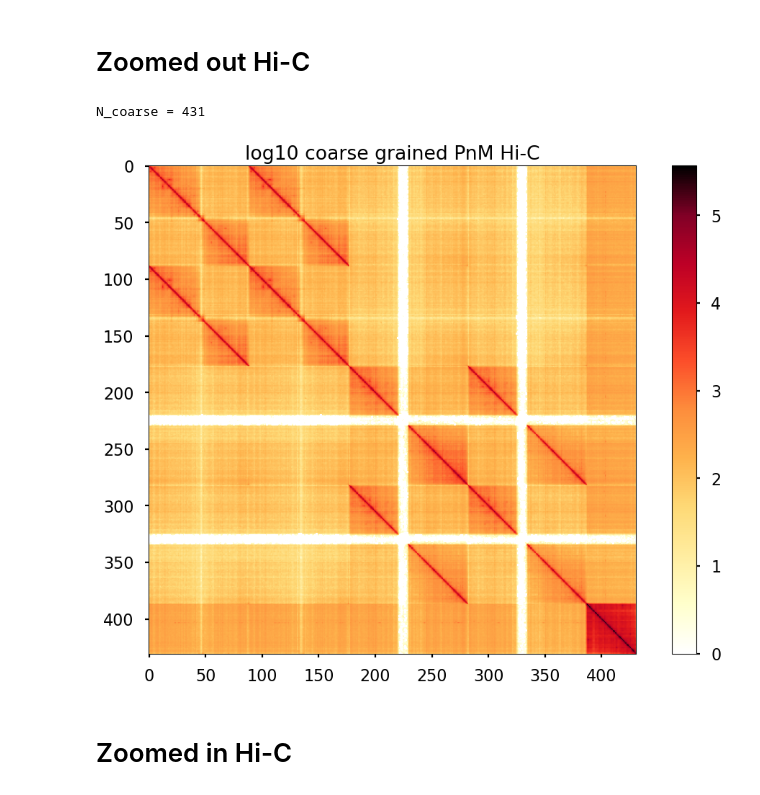
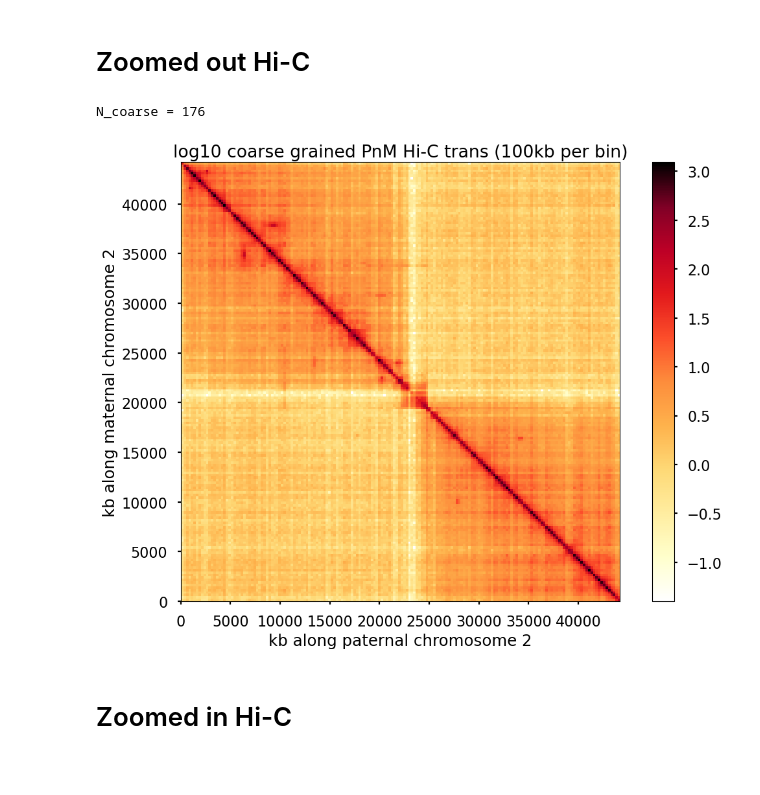
Before and after one commit to DiPierroLab/Douglas, a Jupyter notebook: 4_Hi-C/experimental_Hi-C_figure_1.ipynb, the cells around one changed output. Saved outputs shown, nothing was run; the diff lists cells and outputs as text; code cells hidden in the pictures.

```diff
--- a/4_Hi-C/experimental_Hi-C_figure_1.ipynb
+++ b/4_Hi-C/experimental_Hi-C_figure_1.ipynb
@@ -43,7 +43,7 @@ def coarse_grainer(input_matrix, res):
     output_matrix = np.zeros((N_coarse,N_coarse))
     for i in range(N_coarse):
         for j in range(N_coarse):
-            output_matrix[i,j] = np.sum(matrix[i*res:(i+1)*res,j*res:(j+1)*res])
+            output_matrix[i,j] = np.average(input_matrix[i*res:(i+1)*res,j*res:(j+1)*res])
     return output_matrix
 # %% [markdown]
 # Zoomed out Hi-C
@@ -51,18 +51,23 @@ def coarse_grainer(input_matrix, res):
 # Load a Hi-C map from a cooler file.
 clr_50kb = cooler.Cooler(f'/Users/douglas/Documents/Features_Transfer/store_Hi-C/JJ10_11_17_18.wo3kbCisTransHom.50000.cool')
 # %%
-matrix = clr_50kb.matrix(balance=False)[0:4317,0:4317] # most of maternal chromosome 2
+res_coarse_50kb = 2 # number of old 1kb bins per new bin
+
+matrix = clr_50kb.matrix(balance=False)[0:884,884:1768] # most of maternal chromosome 2
 matrix = np.nan_to_num(matrix) # make the nan entries 0
-matrix = coarse_grainer(matrix, 10) # coarse grain
+matrix = coarse_grainer(matrix, 5) # coarse grain
+
+plt.title(f'log10 coarse grained PnM Hi-C trans ({res_coarse_50kb*50}kb per bin)')
+plt.imshow(np.log10(matrix),cmap='fall',
+           extent=[0, 50*884, 0, 50*884])
+plt.xlabel('kb along paternal chromosome 2')
+plt.ylabel('kb along maternal chromosome 2')
+plt.colorbar()
+#plt.savefig('/Users/douglas/Documents/Features_Transfer/figures/chr2_trans.pdf')
+plt.show()
 # %% [output]
-N_coarse = 431
+N_coarse = 176
+[figure, added]
-# %%
-plt.title('log10 coarse grained PnM Hi-C')
-plt.imshow(np.log10(matrix),cmap='fall')
-plt.colorbar()
-plt.show()
-# %% [output]
-[figure, removed]
 # %% [markdown]
 # Zoomed in Hi-C
 # %%
```
Also changed, not shown: parts of 7 cells of this notebook, 6 other files.
